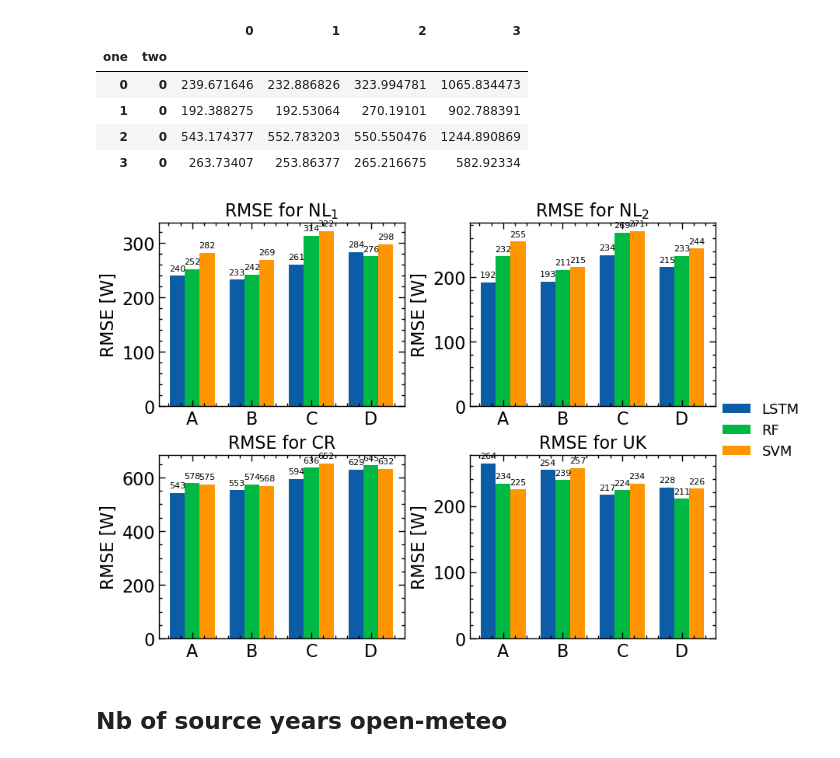
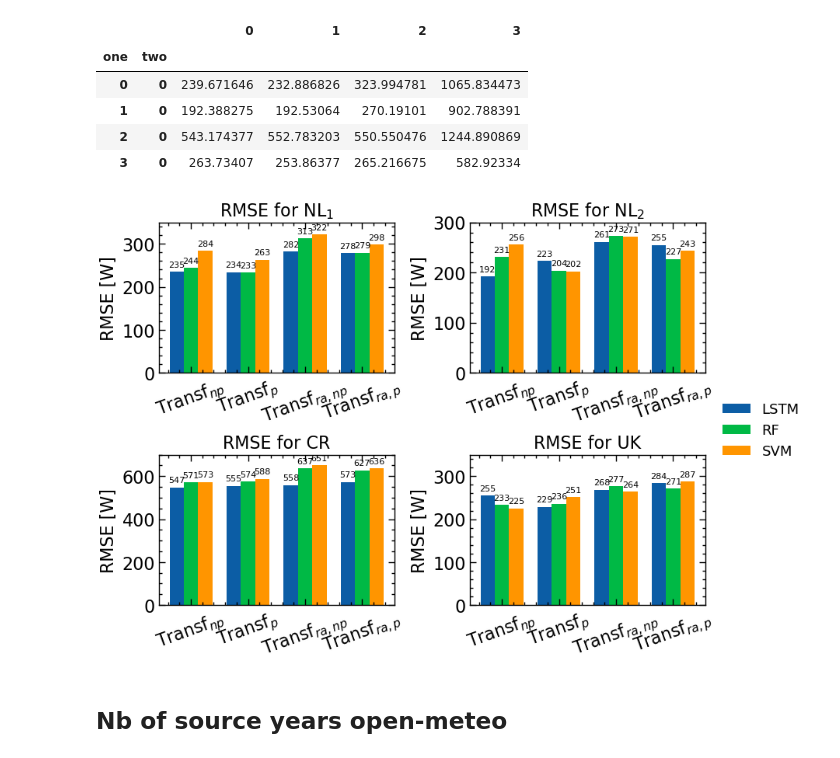
Before and after one commit to RobbeVDE/SolNet-2, a Jupyter notebook: sensitivity_analysis.ipynb, the cells around one changed output. Cells and saved outputs as stored; diff of their text form; code cells hidden in the pictures.

Commit message:
updated ML models

```diff
--- a/sensitivity_analysis.ipynb
+++ b/sensitivity_analysis.ipynb
@@ -656,10 +675,10 @@ rmse_rf
 # %% [markdown]
 ### SVM
 # %%
-rmse_svm = pd.DataFrame(index=range(4), columns=(range(4)))
+rmse_svm = pd.DataFrame(index=range(4), columns=(range(9)))
 
-for site in [1,3]:
-    for model in [0,1]: #Only treat nwp vs reanalysis and physics vs non-physics
+for site in range(9):
+    for model in range(4): #Only treat nwp vs reanalysis and physics vs non-physics
         if model in [0,2]:
             phys=False
             phys_str = "no_phys.pkl"
@@ -671,7 +690,22 @@ for site in [1,3]:
         else:
             dataset_name="era5"
         source_data,_,eval_data = data_handeler(site, dataset_name, "nwp", "nwp", phys, HP_tuning=False)
+        source_data,_,eval_data = data_handeler(site, dataset_name, "nwp", "nwp", phys, HP_tuning=False)
+        eval_data = eval_data[24:31*24] #Only assess the first month
+        lat = metadata.loc[site, "Latitude"]
+        lon= metadata.loc[site, "Longitude"]
+        loc = location.Location(lat, lon,altitude=location.lookup_altitude(lat,lon))
+        source_times = source_data.index
+        eval_times = eval_data.index
 
+        sol_pos_source = loc.get_solarposition(source_times)
+        sol_pos_eval = loc.get_solarposition(eval_times)
+
+        zenith_filter_source = sol_pos_source["zenith"] <= 85
+        zenith_filter_eval = sol_pos_eval["zenith"] <= 85
+
+        source_data = source_data[zenith_filter_source]
+        eval_data = eval_data[zenith_filter_eval]
         #Scale data (necessary for SVR)
         scale = Scale()
         scale.load(site, dataset_name, phys)
@@ -721,8 +755,8 @@ for site in [1,3]:
 
 
         # Use the forest's predict method on the test data
-        val_labels = eval_data['P'].iloc[24:31*24]
-        val_features = eval_data[feature_list].iloc[24:31*24]
+        val_labels = eval_data['P']
+        val_features = eval_data[feature_list]
         forecasts = rf.predict(val_features)
         # Calculate the absolute errors
         errors = np.sqrt(np.mean(np.square(forecasts - val_labels)))
@@ -818,32 +858,35 @@ rmse_lstm_zs.loc[:,]
 # %%
 fig, axs = plt.subplots(2,2, layout="constrained")
 width=0.25
+y_limits = [350,300,700,350]
 float_nb = 0
 label_pos = np.arange(4)
 site_list = [r"$\text{NL}_1$", r"$\text{NL}_2$", "CR", "UK"]
 for site in range(4):
     x = site // 2
     y = site % 2
     lstm = rmse_lstm_zs.loc[site,[0,1,5,6]].values.flatten()
     rmse_list = [lstm.astype(float).round(float_nb), rmse_rf.loc[:,site].astype(float).round(float_nb),
                  rmse_svm.loc[:,site].astype(float).round(float_nb)]
     label_list = ["LSTM", "RF", "SVM"]
     multipl = 0
     for i in range(3):
         rects = axs[x,y].bar(label_pos+multipl*width, rmse_list[i], width, label = label_list[i])
         axs[x,y].bar_label(rects, padding=3, fontsize=8)
         multipl += 1
     # Add some text for labels, title and custom x-axis tick labels, etc.
     axs[x,y].set_ylabel('RMSE [W]')
+    axs[x,y].set_ylim([0,y_limits[site]])
     axs[x,y].set_title(f'RMSE for {site_list[site]}')
-    axs[x,y].set_xticks(label_pos + width, ["A", "B", "C", "D"])
+    axs[x,y].set_xticks(label_pos + width, rotation=20,
+                        labels=[r"$\text{Transf}_{np}$", r"$\text{Transf}_{p}$", r"$\text{Transf}_{ra,np}$", r"$\text{Transf}_{ra,p}$"])
 handles, labels = plt.gca().get_legend_handles_labels()
 fig.legend(handles, labels,bbox_to_anchor=(1.15, 0.5), loc = "center right", fontsize=13)
-    # axs[x,y].set_ylim(0, 250)
+
 plt.savefig("Figures/sensitivity_analysis/ML_models", dpi=200)
 plt.show()
 # %% [output]
-[figure, old version]
+[figure, new version]
 # %% [markdown]
 ## Nb of source years open-meteo
 # %% [markdown]
```
Also changed, not shown: parts of 8 cells of this notebook, 2 other files.
